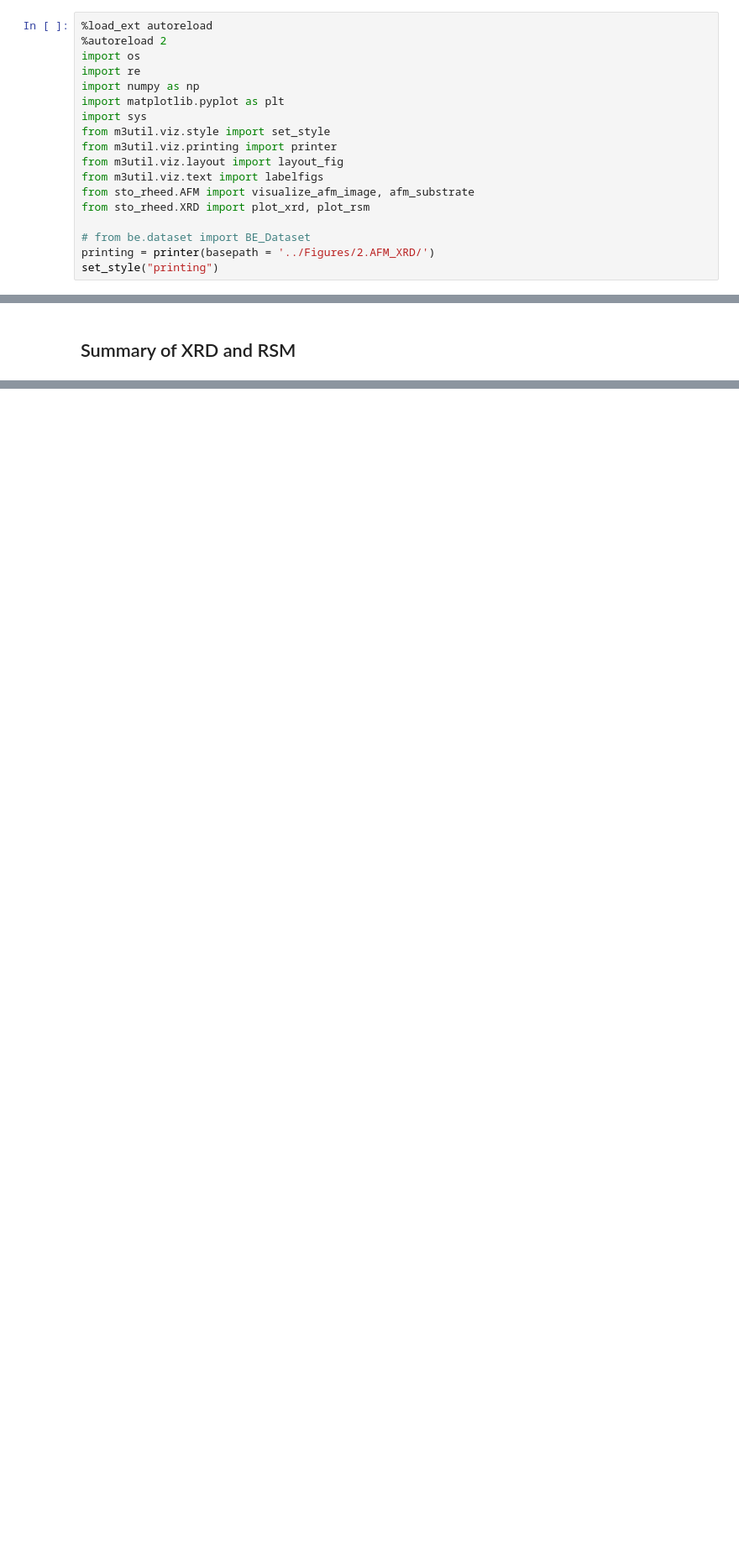
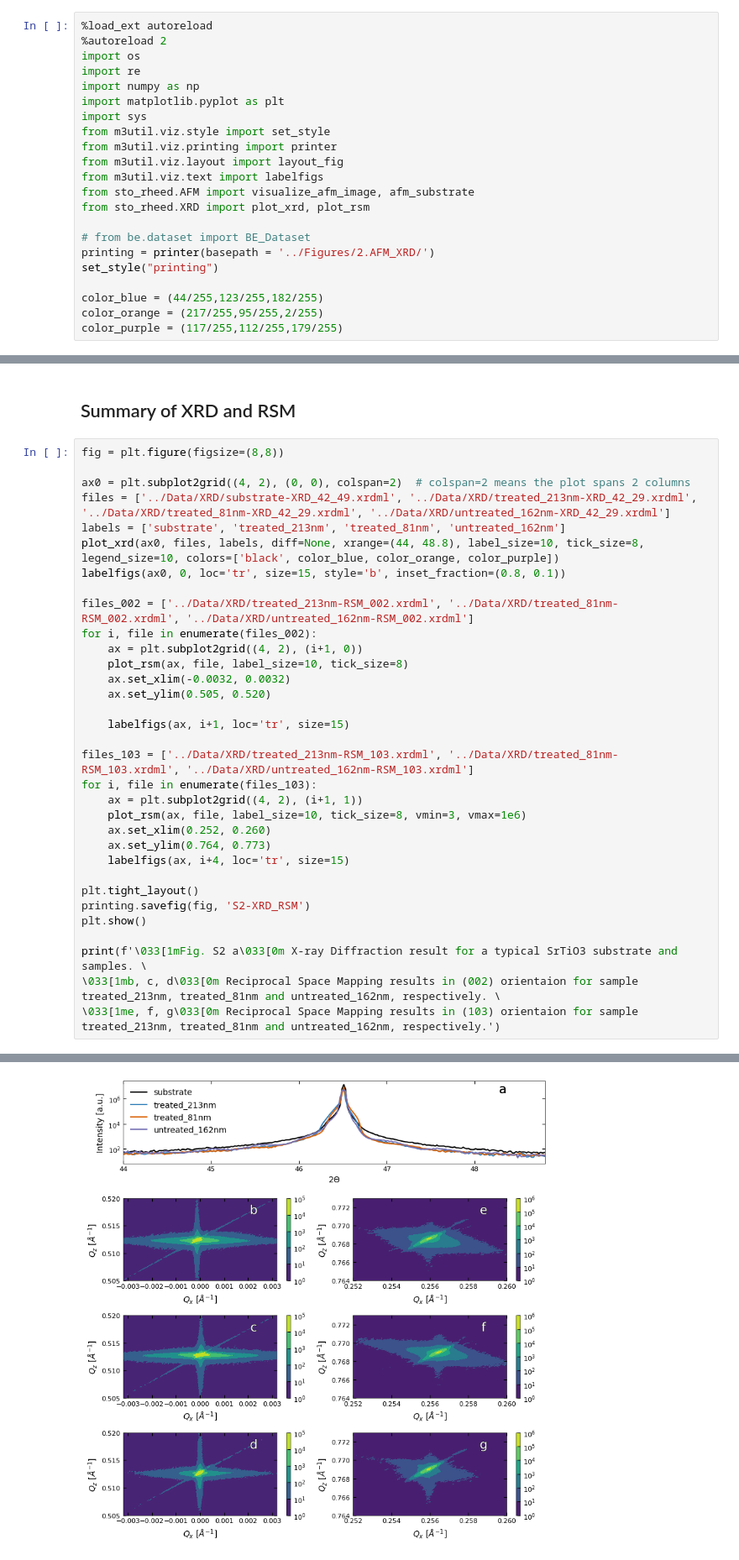
Before and after one commit to m3-learning/Predicting-Pulsed-Laser-Deposition-SrTiO3-Homoepitaxy-Growth-Dynamics-using-RHEED, a Jupyter notebook: notebooks/4_AFM_and_XRD.ipynb, the cells around one changed output, grey strips where cells are left out. Shown: that part at 84% size. Drawn from its saved outputs; the diff is of its cells as text; blank space fills up the shorter version.

```diff
--- a/notebooks/4_AFM_and_XRD.ipynb
+++ b/notebooks/4_AFM_and_XRD.ipynb
@@ -18,4 +18,8 @@ from sto_rheed.XRD import plot_xrd, plot_rsm
 # from be.dataset import BE_Dataset
 printing = printer(basepath = '../Figures/2.AFM_XRD/')
 set_style("printing")
+
+color_blue = (44/255,123/255,182/255)
+color_orange = (217/255,95/255,2/255)
+color_purple = (117/255,112/255,179/255)
 # %% [output]
@@ -69,3 +75,37 @@ x, z, peak_indices, valley_indices = analyzer.slice_rotate(img_rot, size_rot, j=
 step_heights, step_widths, miscut = analyzer.calculate_substrate_properties(img_rot, size_rot, xz_angle=2, prominence=1e-13, width=2, style='simple', fixed_height=3.91e-10/2, std_range=1, demo=False)
 # %% [markdown]
 ## Summary of XRD and RSM
+# %%
+fig = plt.figure(figsize=(8,8))
+
+ax0 = plt.subplot2grid((4, 2), (0, 0), colspan=2)  # colspan=2 means the plot spans 2 columns
+files = ['../Data/XRD/substrate-XRD_42_49.xrdml', '../Data/XRD/treated_213nm-XRD_42_29.xrdml', '../Data/XRD/treated_81nm-XRD_42_29.xrdml', '../Data/XRD/untreated_162nm-XRD_42_29.xrdml']
+labels = ['substrate', 'treated_213nm', 'treated_81nm', 'untreated_162nm']
+plot_xrd(ax0, files, labels, diff=None, xrange=(44, 48.8), label_size=10, tick_size=8, legend_size=10, colors=['black', color_blue, color_orange, color_purple])
+labelfigs(ax0, 0, loc='tr', size=15, style='b', inset_fraction=(0.8, 0.1))
+
+files_002 = ['../Data/XRD/treated_213nm-RSM_002.xrdml', '../Data/XRD/treated_81nm-RSM_002.xrdml', '../Data/XRD/untreated_162nm-RSM_002.xrdml']
+for i, file in enumerate(files_002):
+    ax = plt.subplot2grid((4, 2), (i+1, 0))
+    plot_rsm(ax, file, label_size=10, tick_size=8)
+    ax.set_xlim(-0.0032, 0.0032)
+    ax.set_ylim(0.505, 0.520)
+
+    labelfigs(ax, i+1, loc='tr', size=15)
+
+files_103 = ['../Data/XRD/treated_213nm-RSM_103.xrdml', '../Data/XRD/treated_81nm-RSM_103.xrdml', '../Data/XRD/untreated_162nm-RSM_103.xrdml']
+for i, file in enumerate(files_103):
+    ax = plt.subplot2grid((4, 2), (i+1, 1))
+    plot_rsm(ax, file, label_size=10, tick_size=8, vmin=3, vmax=1e6)
+    ax.set_xlim(0.252, 0.260)
+    ax.set_ylim(0.764, 0.773)
+    labelfigs(ax, i+4, loc='tr', size=15)
+
+plt.tight_layout()
+printing.savefig(fig, 'S2-XRD_RSM')
+plt.show()
+
+print(f'\033[1mFig. S2 a\033[0m X-ray Diffraction result for a typical SrTiO3 substrate and samples. \
+\033[1mb, c, d\033[0m Reciprocal Space Mapping results in (002) orientaion for sample treated_213nm, treated_81nm and untreated_162nm, respectively. \
+\033[1me, f, g\033[0m Reciprocal Space Mapping results in (103) orientaion for sample treated_213nm, treated_81nm and untreated_162nm, respectively.')
+# %% [output]
@@ -71,0 +114 @@ step_heights, step_widths, miscut = analyzer.calculate_substrate_properties(img_
+[figure, added]
```
Also changed, not shown: parts of 3 cells of this notebook, 3 other files.
